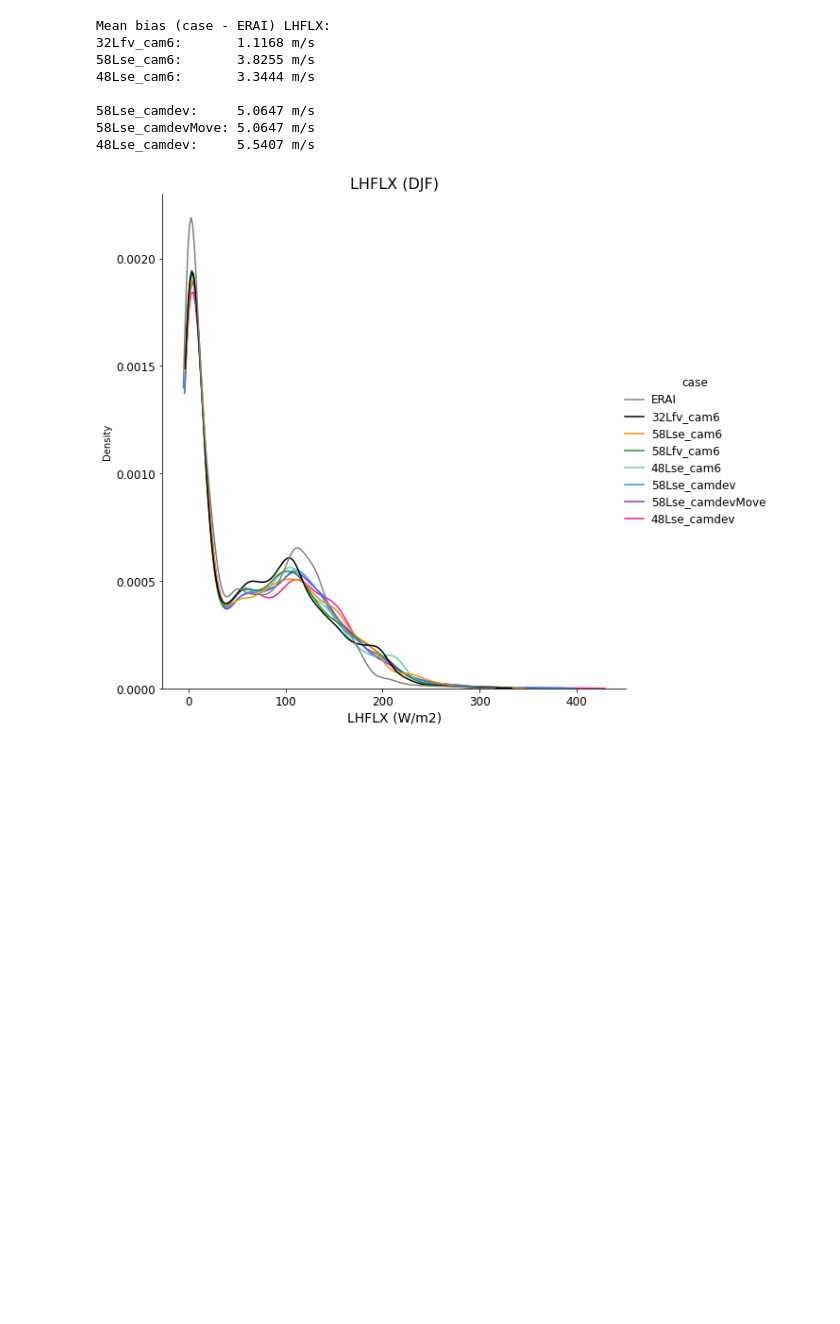
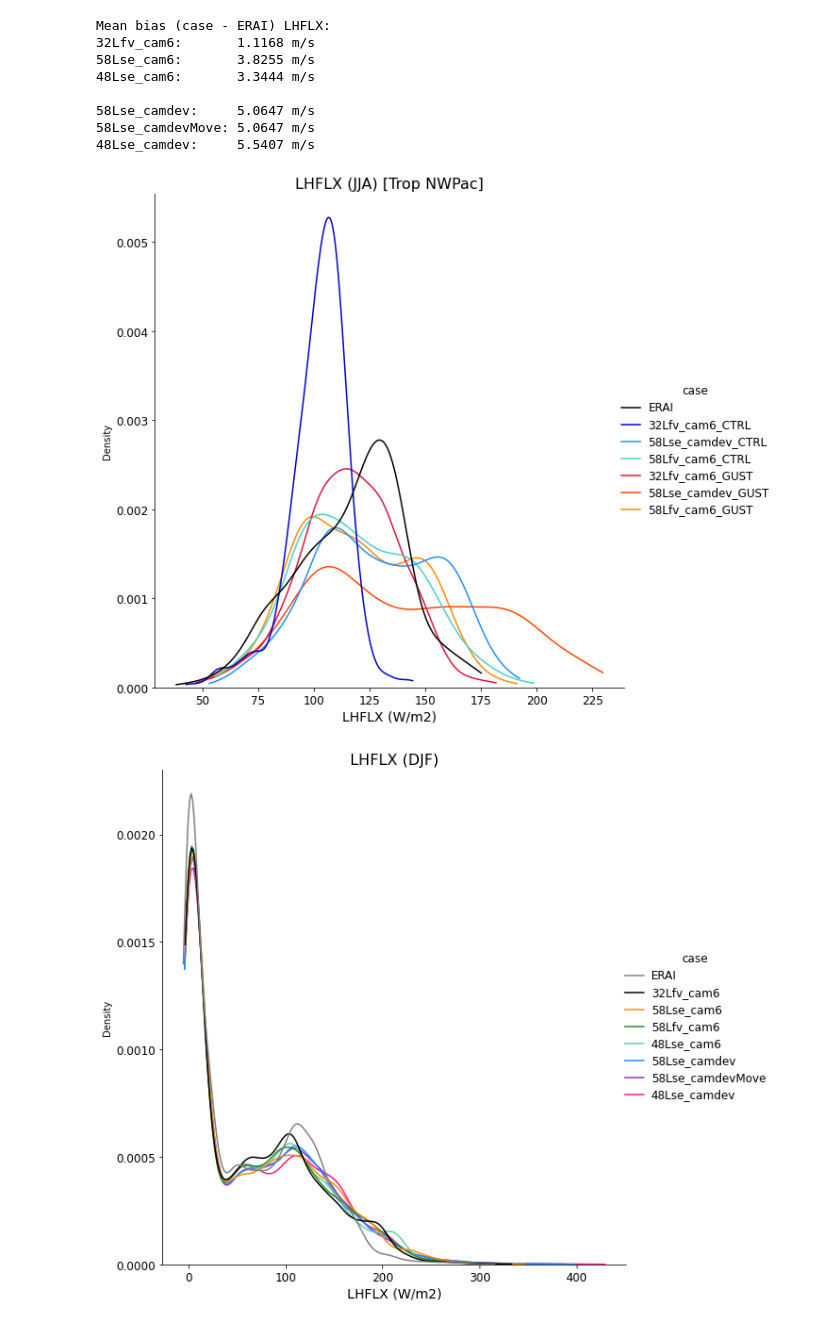
Before and after one commit to megandevlan/Gust, a Jupyter notebook: CompareVerticalRes.ipynb, the cells around one changed output. Drawn from its saved outputs; the diff is of its cells as text; code cells hidden in the pictures; blank space fills up the shorter version.

```diff
--- a/CompareVerticalRes.ipynb
+++ b/CompareVerticalRes.ipynb
@@ -1805,9 +1863,10 @@ u10Bias_48Lse_camdev     = regrid_U10_48Lse_camdev.values-obsGrid.values
 # obsGrid = erai_djf.LHFLX.isel(time=0).squeeze()
 # print('ERAI Obs: ', erai_djf.LHFLX.long_name, erai_djf.LHFLX.units)
 
-
-## Get JJA obs U10
-obsGrid = erai_jja.LHFLX.isel(time=0).squeeze()
+## Get JJA obs LHFLX
+iLat    = np.where((erai_jja['lat'].values>=minLat) & (erai_jja['lat'].values<=maxLat))[0]
+iLon    = np.where((erai_jja['lon'].values>=minLon) & (erai_jja['lon'].values<=maxLon))[0]
+obsGrid = erai_jja.LHFLX.isel(time=0,lat=iLat,lon=iLon).squeeze()
 print('ERAI Obs: ', erai_jja.LHFLX.long_name, erai_jja.LHFLX.units)
 
 ## The fields to interpolate onto the obs grid:
@@ -1850,6 +1909,55 @@ Mean bias (case - ERAI) LHFLX:
 58Lse_camdev:     5.0647 m/s
 58Lse_camdevMove: 5.0647 m/s
 48Lse_camdev:     5.5407 m/s
+# %%
+## The fields to interpolate onto the obs grid:
+lhflxGust_32Lfv_cam6       =  np.squeeze(selGust_32['LHFLX'])
+lhflxCtrl_32Lfv_cam6       =  np.squeeze(selCtrl_32['LHFLX'])
+
+lhflxCtrl_58Lse_camdev     =  np.squeeze(selCtrl_58['LHFLX'])
+lhflxGust_58Lse_camdev     =  np.squeeze(selGust_58['LHFLX'])
+
+lhflxCtrl_58Lfv_cam6       =  np.squeeze(selCtrl_58fv['LHFLX'])
+lhflxGust_58Lfv_cam6       =  np.squeeze(selGust_58fv['LHFLX'])
+
+## Now regrid the data
+regrid_lhflxCtrl_32Lfv_cam6    = regrid_data(lhflxCtrl_32Lfv_cam6, obsGrid, method=1)
+regrid_lhflxGust_32Lfv_cam6    = regrid_data(lhflxGust_32Lfv_cam6, obsGrid, method=1)
+
+regrid_lhflxCtrl_58Lse_camdev  = regrid_data(lhflxCtrl_58Lse_camdev, obsGrid, method=1)
+regrid_lhflxGust_58Lse_camdev  = regrid_data(lhflxGust_58Lse_camdev, obsGrid, method=1)
+
+regrid_lhflxCtrl_58Lfv_cam6    = regrid_data(lhflxCtrl_58Lfv_cam6, obsGrid, method=1)
+regrid_lhflxGust_58Lfv_cam6    = regrid_data(lhflxGust_58Lfv_cam6, obsGrid, method=1)
+
+
+# Define dataframe
+dfBiases = pd.concat(axis=0, ignore_index=True, objs=[
+           pd.DataFrame({'LHFLX': np.reshape(np.squeeze(obsGrid.values), [len(obsGrid.lat.values)*len(obsGrid.lon.values)]),'case': 'ERAI'}),
+
+           pd.DataFrame({'LHFLX': np.reshape(np.squeeze(regrid_lhflxCtrl_32Lfv_cam6.values), [len(obsGrid.lat.values)*len(obsGrid.lon.values)]),'case': '32Lfv_cam6_CTRL'}),
+           pd.DataFrame({'LHFLX': np.reshape(np.squeeze(regrid_lhflxCtrl_58Lse_camdev.values), [len(obsGrid.lat.values)*len(obsGrid.lon.values)]),'case': '58Lse_camdev_CTRL'}),
+           pd.DataFrame({'LHFLX': np.reshape(np.squeeze(regrid_lhflxCtrl_58Lfv_cam6.values), [len(obsGrid.lat.values)*len(obsGrid.lon.values)]),'case': '58Lfv_cam6_CTRL'}),
+
+           pd.DataFrame({'LHFLX': np.reshape(np.squeeze(regrid_lhflxGust_32Lfv_cam6.values), [len(obsGrid.lat.values)*len(obsGrid.lon.values)]),'case': '32Lfv_cam6_GUST'}),
+           pd.DataFrame({'LHFLX': np.reshape(np.squeeze(regrid_lhflxGust_58Lse_camdev.values), [len(obsGrid.lat.values)*len(obsGrid.lon.values)]),'case': '58Lse_camdev_GUST'}),
+           pd.DataFrame({'LHFLX': np.reshape(np.squeeze(regrid_lhflxGust_58Lfv_cam6.values), [len(obsGrid.lat.values)*len(obsGrid.lon.values)]),'case': '58Lfv_cam6_GUST'}),
+])
+
+# Make plot
+g = sns.displot(dfBiases, x='LHFLX', hue='case', kind='kde', height=8, cut=0,
+                palette=['k','mediumblue','dodgerblue','mediumturquoise',
+                             'crimson','orangered','darkorange'])
+
+g.ax.set_title('LHFLX (JJA) [Trop NWPac]', fontsize=16)
+g.ax.set_xlabel('LHFLX (W/m2)', fontsize=14)
+g.ax.tick_params(axis='both', labelsize= 12)
+plt.setp(g._legend.get_title(), fontsize=12)
+plt.setp(g._legend.get_texts(), fontsize=12)
+
+plt.show()
+# %% [output]
+[figure, added]
 # %%
 # Define dataframe
 dfBiases = pd.concat(axis=0, ignore_index=True, objs=[
```
Also changed, not shown: parts of 11 cells of this notebook, 8 other files.
